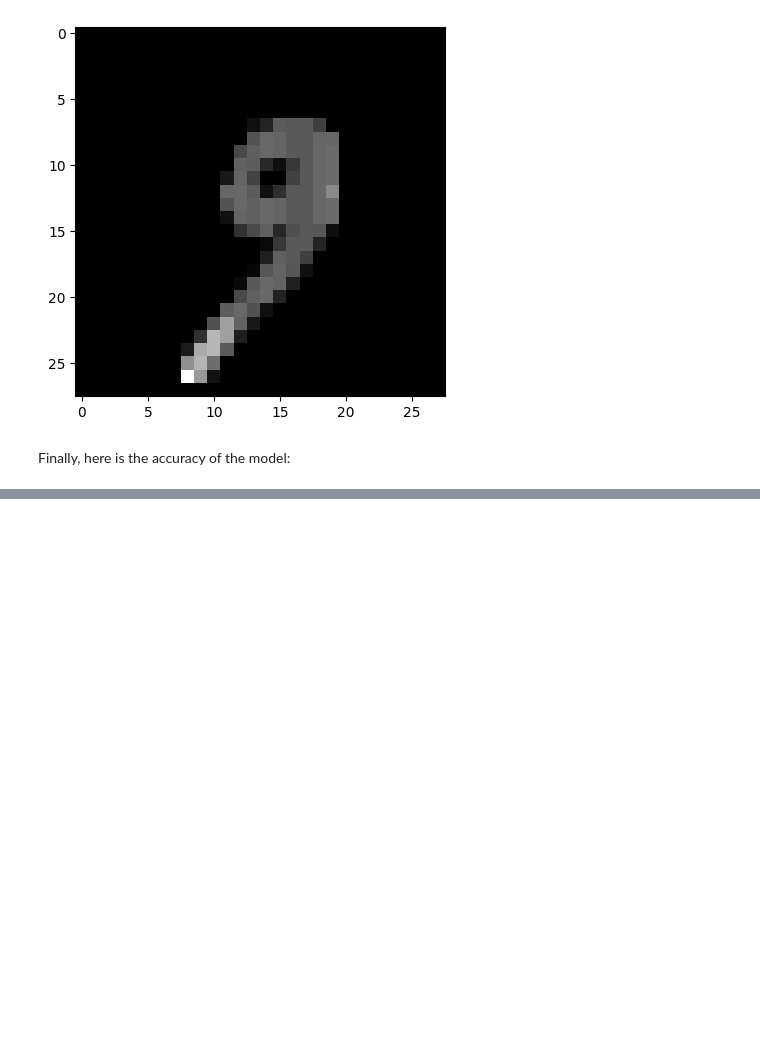
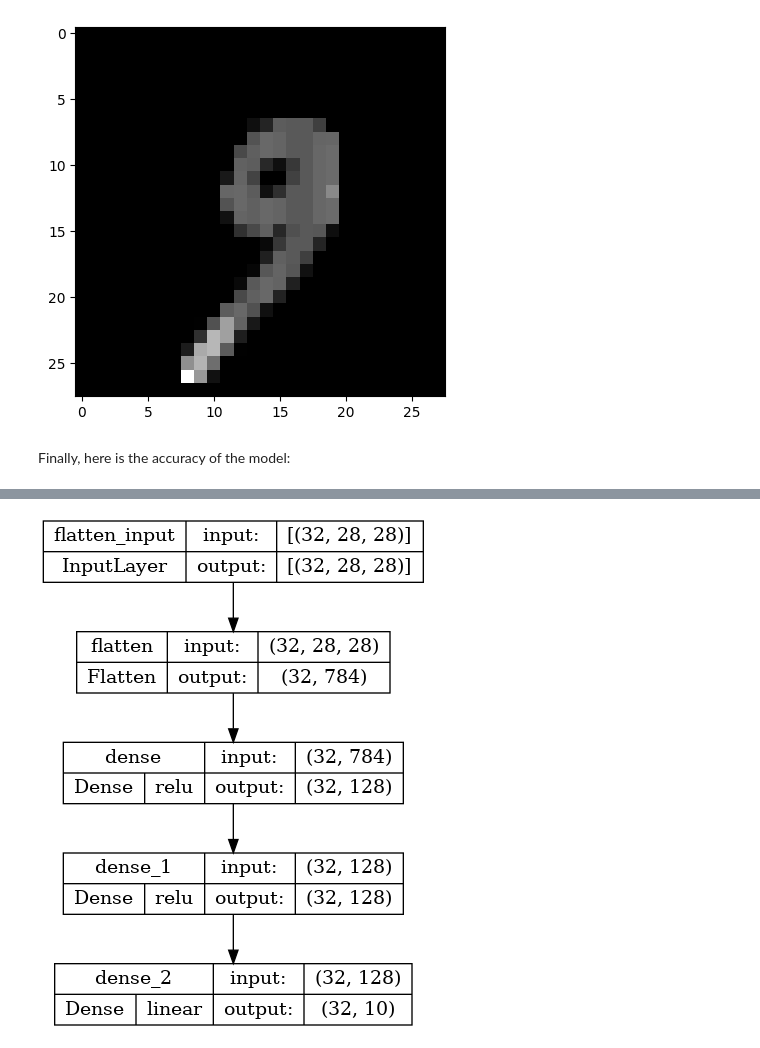
Before and after one commit to BerqiaMouad/softmax_digit_classification, a Jupyter notebook: softmax_digit_classification.ipynb, the cells around one changed output, grey strips where cells are left out. Drawn from its saved outputs; the diff is of its cells as text; code cells hidden in the pictures; blank space fills up the shorter version.

```diff
--- a/softmax_digit_classification.ipynb
+++ b/softmax_digit_classification.ipynb
@@ -101,0 +114,15 @@ the accuracy of my model is: 99.44687015376985%
+# %%
+plot_model(
+    model,
+    to_file='NN_model.png',
+    show_shapes=True,
+    show_dtype=False,
+    show_layer_names=True,
+    rankdir="TL",
+    expand_nested=False,
+    dpi=96,
+    layer_range=None,
+    show_layer_activations=True,
+)
+# %% [output]
+[figure, added]
```
Also changed, not shown: parts of 7 cells of this notebook, 2 other files.
